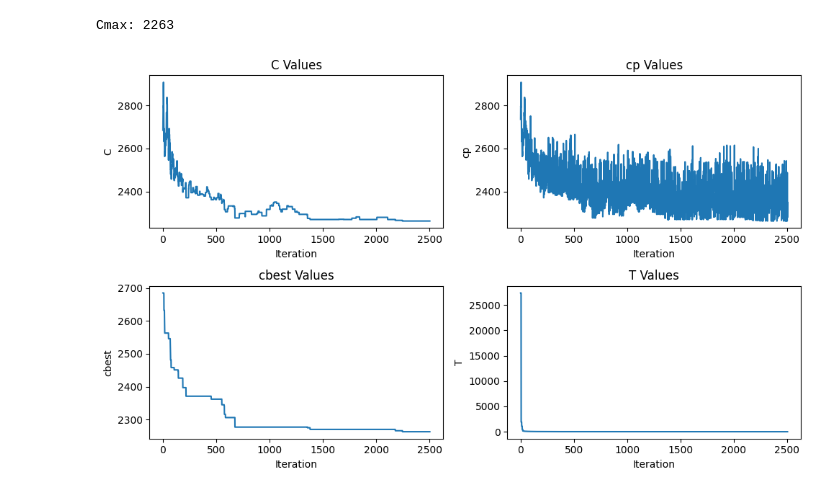
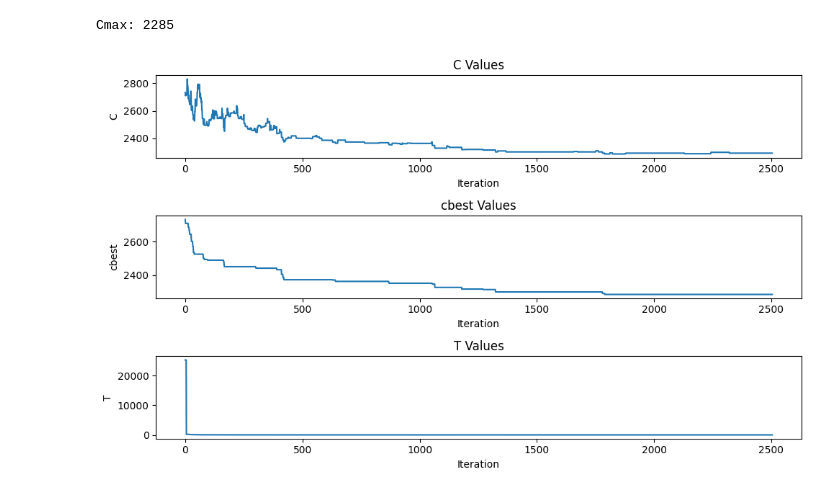
Before and after one commit to jakubdaron/MTR_optymalizacja, a Jupyter notebook: Optymalizacja_wyżarzanie.ipynb, the cells around one changed output. Drawn from its saved outputs; the diff is of its cells as text; code cells hidden in the pictures.

```diff
--- a/Optymalizacja_wyżarzanie.ipynb
+++ b/Optymalizacja_wyżarzanie.ipynb
@@ -23,21 +23,21 @@ def rand_pi(n):
 
     return pi
 
-def Cmax(n, m, p, pi):
-    C = [[0 for _ in range(n + 1)] for _ in range(m + 1)]
+def Cmax(n, p, pi):
+    C = [[0 for _ in range(n + 1)] for _ in range(n + 1)]
 
     C[1][1] = p[1][pi[1]]
     for j in range(2, n + 1):
         C[1][j] = C[1][j - 1] + p[1][pi[j - 1]]
 
-    for i in range(2, m + 1):
+    for i in range(2, n + 1):
         C[i][1] = C[i - 1][1] + p[i][pi[1]]
         for j in range(2, n + 1):
             C[i][j] = maximum(C[i][j - 1], C[i - 1][j]) + p[i][pi[j - 1]]
 
-    return C[m][n]
+    return C[n][n]
 
-def sa(n, m, p, pi, cbest, pibest, results):
+def sa(n, p, pi, cbest, pibest, results):
     iter = 0
     k = n // 4
     K = n * n // 4
@@ -52,7 +52,7 @@ def sa(n, m, p, pi, cbest, pibest, results):
         a = random.randint(1, n)
         b = random.randint(1, n)
         pi[a - 1], pi[b - 1] = swap(pi[a - 1], pi[b - 1])
-        cp = Cmax(n, m, p, pi)
+        cp = Cmax(n, p, pi)
         Delta = cp - c
         Dmax = max(Dmax, Delta)
         c = cp
@@ -63,7 +63,7 @@ def sa(n, m, p, pi, cbest, pibest, results):
     for j in range(1, n + 1):
         pibest[j - 1] = pi[j - 1]
 
-    cbest[0] = c = cp = Cmax(n, m, p, pi)
+    cbest[0] = c = cp = Cmax(n, p, pi)
 
     while iter <= 500:
         av = d2 = 0
@@ -71,7 +71,7 @@ def sa(n, m, p, pi, cbest, pibest, results):
             a = random.randint(1, n)
             b = random.randint(1, n)
             pi[a - 1], pi[b - 1] = swap(pi[a - 1], pi[b - 1])
-            cp = Cmax(n, m, p, pi)
+            cp = Cmax(n, p, pi)
 
             new_results = [c, cp, cbest[0], T]
             results.append(new_results)
@@ -108,8 +108,8 @@ def sa(n, m, p, pi, cbest, pibest, results):
 
     return 0
 
-def generate(n, m):
-    return [[random.randint(1, 99) for _ in range(n+1)] for _ in range(m+1)]
+def generate(n):
+    return [[random.randint(1, 99) for _ in range(n+1)] for _ in range(n+1)]
 
 def plot_results(results):
     iterations = list(range(len(results)))
@@ -120,47 +120,46 @@ def plot_results(results):
 
     plt.figure(figsize=(10, 6))
 
-    plt.subplot(2, 2, 1)
+    plt.subplot(3, 1, 1)
     plt.plot(iterations, c_values, label='c')
     plt.title('C Values')
     plt.xlabel('Iteration')
     plt.ylabel('C')
 
-    plt.subplot(2, 2, 2)
-    plt.plot(iterations, cp_values, label='cp')
-    plt.title('cp Values')
-    plt.xlabel('Iteration')
-    plt.ylabel('cp')
+    #plt.subplot(2, 2, 2)
+    #plt.plot(iterations, cp_values, label='cp')
+    #plt.title('cp Values')
+    #plt.xlabel('Iteration')
+    #plt.ylabel('cp')
 
-    plt.subplot(2, 2, 3)
+    plt.subplot(3, 1, 2)
     plt.plot(iterations, cbest_values, label='cbest')
     plt.title('cbest Values')
     plt.xlabel('Iteration')
     plt.ylabel('cbest')
 
-    plt.subplot(2, 2, 4)
+    plt.subplot(3, 1, 3)
     plt.plot(iterations, t_values, label='T')
     plt.title('T Values')
     plt.xlabel('Iteration')
     plt.ylabel('T')
 
     plt.tight_layout()
     plt.show()
 
 if __name__ == "__main__":
     n = 20
-    m = 20
-    C = [[0 for _ in range(n+1)] for _ in range(m+1)]
+    C = [[0 for _ in range(n+1)] for _ in range(n+1)]
     pibest = [0 for _ in range(n+1)]
     pi = [0 for _ in range(n+1)]
 
     results = []
-    p = generate(n, m)
+    p = generate(n)
     cbest = [0]
 
-    sa(n, m, p, pi, cbest, pibest, results)
+    sa(n, p, pi, cbest, pibest, results)
     print("Cmax:", cbest[0])
     plot_results(results)
 # %% [output]
-Cmax: 2263
+Cmax: 2285
-[figure, old version]
+[figure, new version]
```
